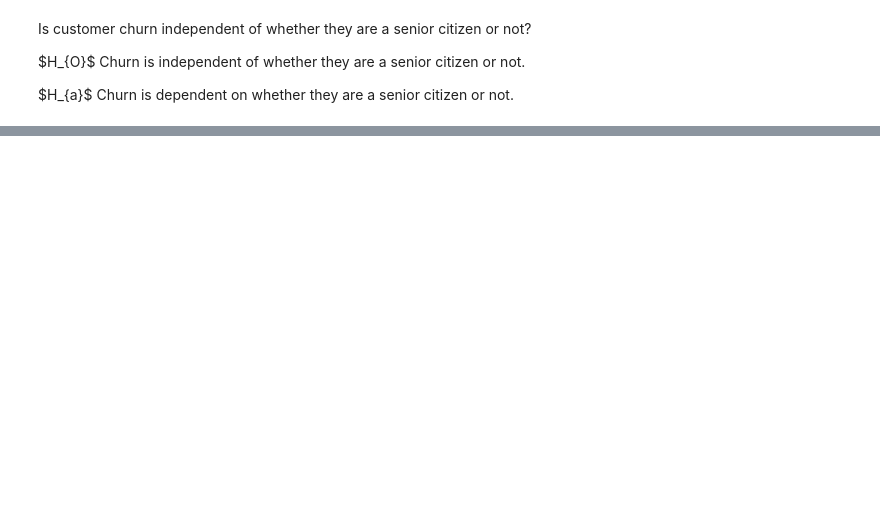
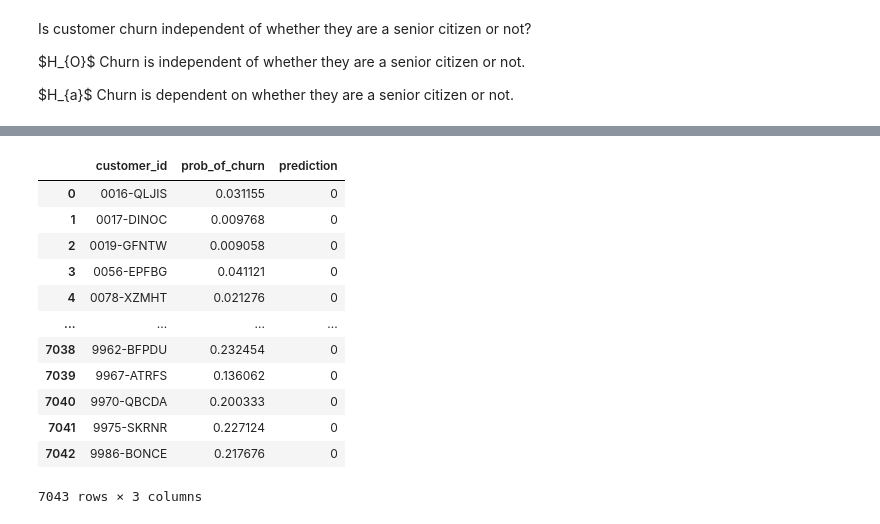
Before and after one commit to carlgriffin57/telco_churn_project, a Jupyter notebook: initial.ipynb, the cells around one changed output, grey strips where cells are left out. Saved outputs shown, nothing was run; the diff lists cells and outputs as text; code cells hidden in the pictures; blank space fills up the shorter version.

```diff
--- a/initial.ipynb
+++ b/initial.ipynb
@@ -570,0 +774,3 @@ if p < 0.05:
+# %%
+df_prob = pd.DataFrame(logit2.predict_proba(X))
+df_prob = df_prob.drop(0,axis=1)
@@ -570,0 +786,26 @@ if p < 0.05:
+# %%
+telco_df.reset_index(inplace=True)
+# %%
+customer_id = telco_df['customer_id']
+prediction = telco_df['prediction']
+# %%
+data = [customer_id, df_prob, prediction]
+
+csv_data = pd.concat(data, axis=1)
+csv_data = csv_data.rename(columns={1:'prob_of_churn'})
+# %%
+csv_data
+# %% [output]
+|  | customer_id | prob_of_churn | prediction |
+| 0 | 0016-QLJIS | 0.031155 | 0 |
+| 1 | 0017-DINOC | 0.009768 | 0 |
+| 2 | 0019-GFNTW | 0.009058 | 0 |
+| 3 | 0056-EPFBG | 0.041121 | 0 |
+| 4 | 0078-XZMHT | 0.021276 | 0 |
+| ... | ... | ... | ... |
+| 7038 | 9962-BFPDU | 0.232454 | 0 |
+| 7039 | 9967-ATRFS | 0.136062 | 0 |
+| 7040 | 9970-QBCDA | 0.200333 | 0 |
+| 7041 | 9975-SKRNR | 0.227124 | 0 |
+| 7042 | 9986-BONCE | 0.217676 | 0 |
+7043 rows × 3 columns
```
Also changed, not shown: parts of 38 cells of this notebook.
